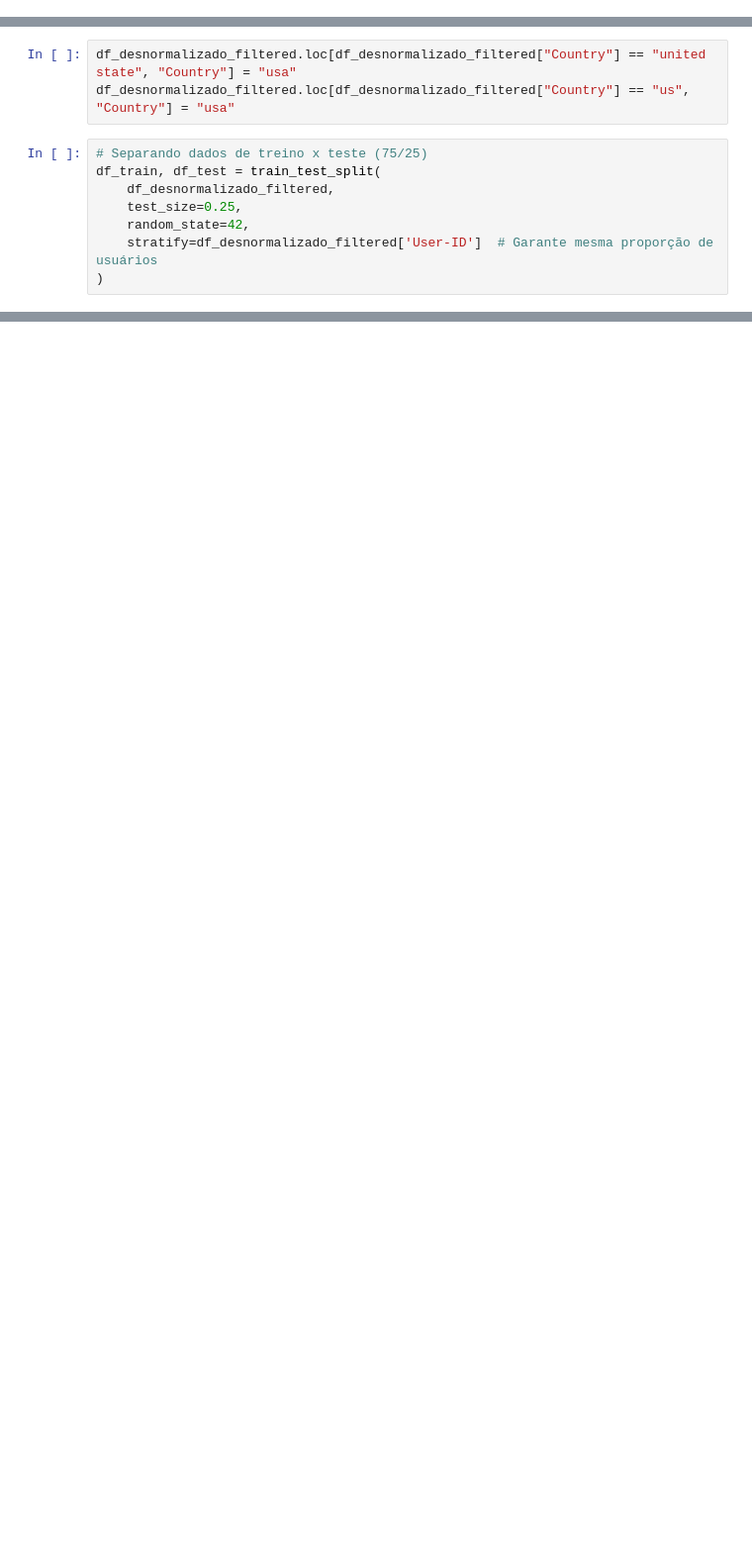
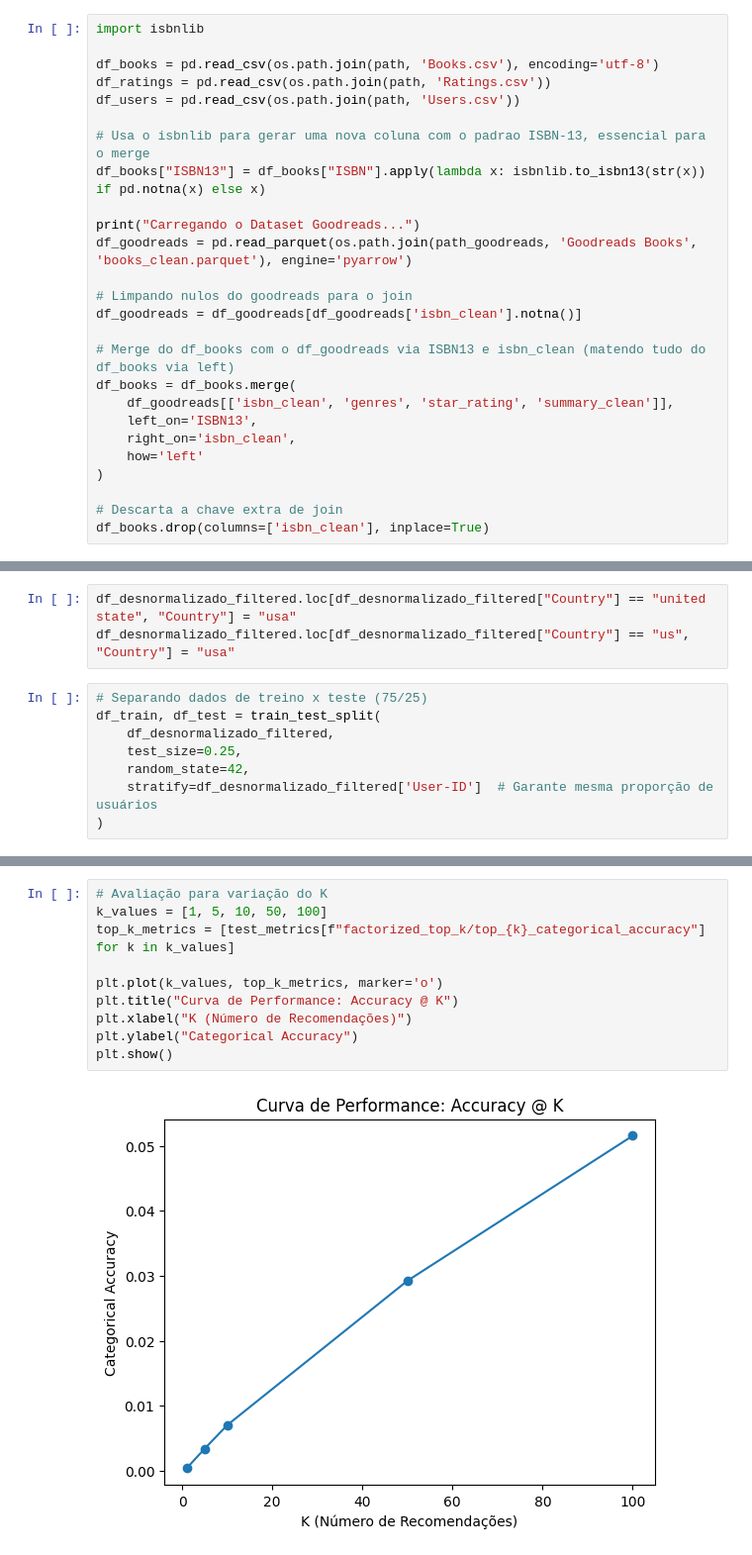
Before and after one commit to YuriRadzi/NeoLeitura, a Jupyter notebook: recomendacoes.ipynb, the cells around one changed output, grey strips where cells are left out. Shown at 99% size. Drawn from its saved outputs; the diff is of its cells as text; blank space fills up the shorter version.

```diff
--- a/recomendacoes.ipynb
+++ b/recomendacoes.ipynb
@@ -64,0 +73,26 @@ df_users = pd.read_csv(os.path.join(path, 'Users.csv'))
+# %%
+import isbnlib
+
+df_books = pd.read_csv(os.path.join(path, 'Books.csv'), encoding='utf-8')
+df_ratings = pd.read_csv(os.path.join(path, 'Ratings.csv'))
+df_users = pd.read_csv(os.path.join(path, 'Users.csv'))
+
+# Usa o isbnlib para gerar uma nova coluna com o padrao ISBN-13, essencial para o merge
+df_books["ISBN13"] = df_books["ISBN"].apply(lambda x: isbnlib.to_isbn13(str(x)) if pd.notna(x) else x)
+
+print("Carregando o Dataset Goodreads...")
+df_goodreads = pd.read_parquet(os.path.join(path_goodreads, 'Goodreads Books', 'books_clean.parquet'), engine='pyarrow')
+
+# Limpando nulos do goodreads para o join
+df_goodreads = df_goodreads[df_goodreads['isbn_clean'].notna()]
+
+# Merge do df_books com o df_goodreads via ISBN13 e isbn_clean (matendo tudo do df_books via left)
+df_books = df_books.merge(
+    df_goodreads[['isbn_clean', 'genres', 'star_rating', 'summary_clean']],
+    left_on='ISBN13',
+    right_on='isbn_clean',
+    how='left'
+)
+
+# Descarta a chave extra de join
+df_books.drop(columns=['isbn_clean'], inplace=True)
@@ -967,0 +976,12 @@ strange places, questionable people: updated with a new chapter on kosovo    joh
+# %%
+# Avaliação para variação do K
+k_values = [1, 5, 10, 50, 100]
+top_k_metrics = [test_metrics[f"factorized_top_k/top_{k}_categorical_accuracy"] for k in k_values]
+
+plt.plot(k_values, top_k_metrics, marker='o')
+plt.title("Curva de Performance: Accuracy @ K")
+plt.xlabel("K (Número de Recomendações)")
+plt.ylabel("Categorical Accuracy")
+plt.show()
+# %% [output]
+[figure, added]
```
Also changed, not shown: parts of 32 cells of this notebook.
